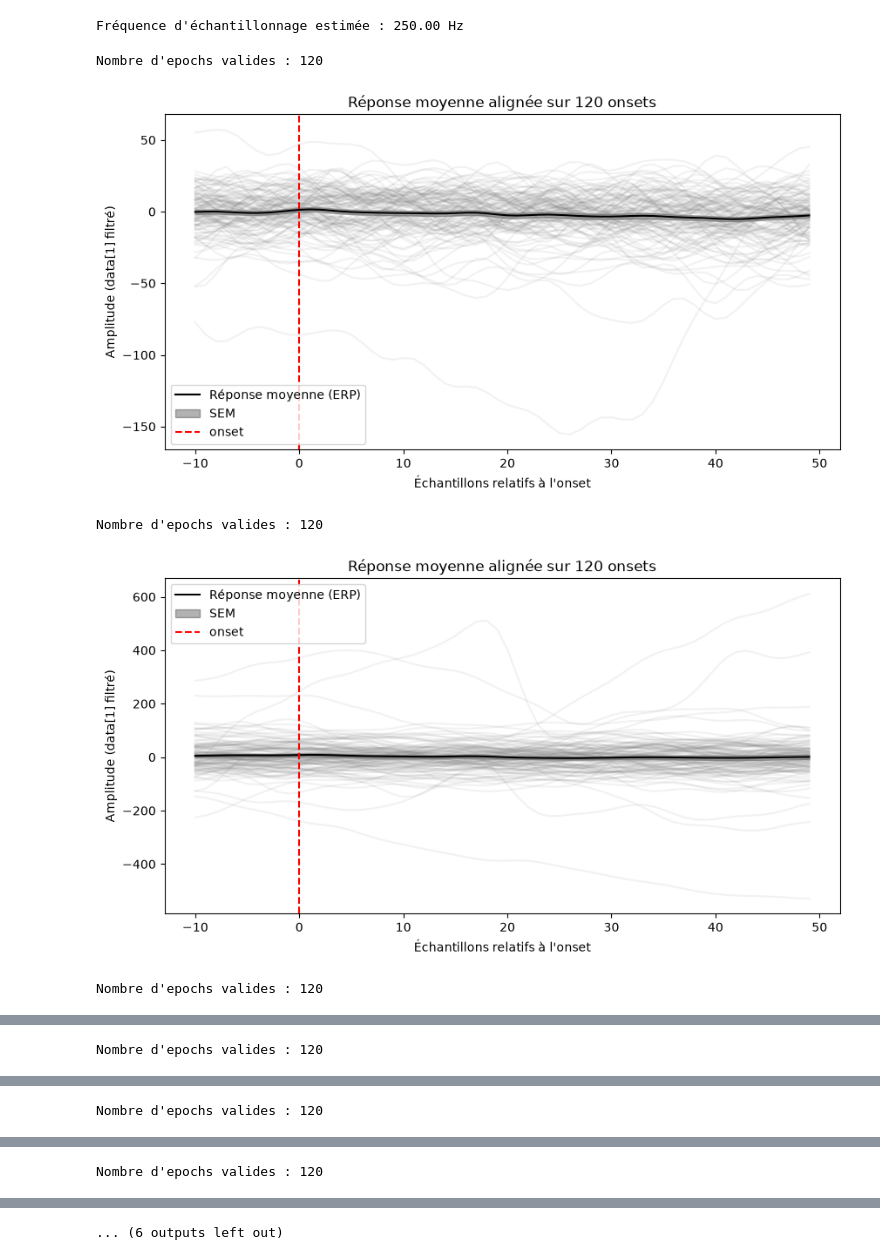
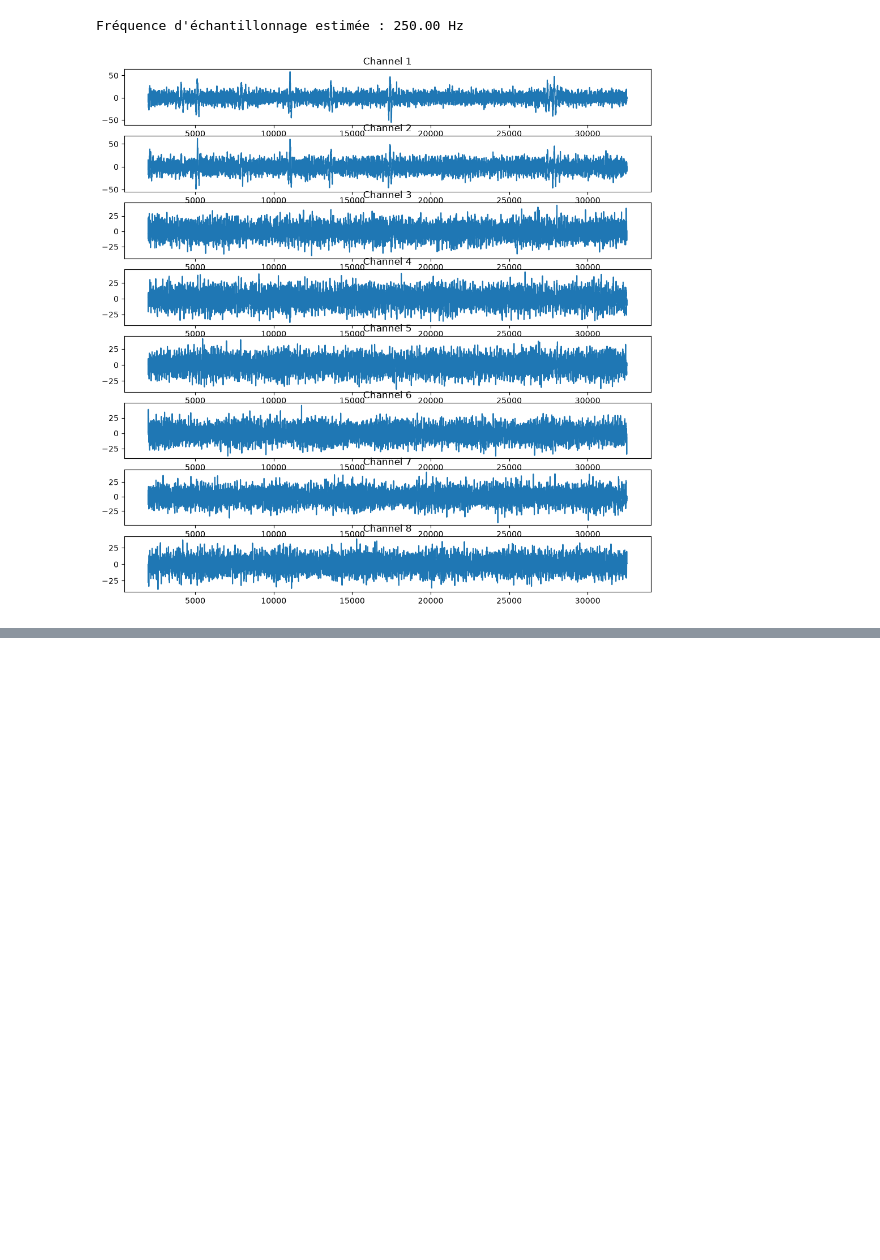
Before and after one commit to nicolascatz/M1_EEG_Project, a Jupyter notebook: scripts/Test_ER_adit_stim.ipynb, the cells around one changed output, grey strips where cells are left out. Drawn from its saved outputs; the diff is of its cells as text; code cells hidden in the pictures; blank space fills up the shorter version.

```diff
--- a/scripts/Test_ER_adit_stim.ipynb
+++ b/scripts/Test_ER_adit_stim.ipynb
@@ -8,4 +8,12 @@ import os
 
 
 path='D:/DATA/Projets/M1_EEG_Project/data'
-data = pd.read_csv(os.path.join(path, 'BrainFlow-RAW_2026-09-07_16-22-05_1.csv'),delimiter='\\t', header=None)
+# path='C:/Users/Nicolas Catz/Documents/OpenBCI_GUI/Recordings/OpenBCISession_2026-09-08_10-47-23'
+
+filename='BrainFlow-RAW_2026-09-08_10-47-23_11.csv'
+filename='openbci_simulated_N100P200_sans_entete.csv'
+delim='\\t'
+delim=','
+
+data = pd.read_csv(os.path.join(path, filename),delimiter=delim, header=None)
+data
@@ -92,49 +78,13 @@ def notch_filter(sig, freq=50.0, fs=fs, q=30):
 # %% [output]
 Fréquence d'échantillonnage estimée : 250.00 Hz
 # %%
-for channel in range(1,10):
+fig, axs = plt.subplots(8, 1, figsize=(12, 12))
 
+for channel in range(1,9):
 
-    raw_signal = data[channel].to_numpy()
+    raw_signal = data[channel][2000:-2].to_numpy()
     eeg_filtered = notch_filter(bandpass_filter(raw_signal))
-
-    # plt.figure(figsize=(12, 4))
-    # plt.plot(raw_signal[4000:10000], alpha=0.5, label='brut')
-    # plt.plot(eeg_filtered[4000:10000], label='filtré (passe-bande 1-40 Hz + notch 50 Hz)')
-    # plt.legend()
-    # plt.show()
-
-    signal = eeg_filtered
-    onsets_arr = np.asarray(onsets)
-
-    pre = 10   # échantillons avant l'onset
-    post = 50  # échantillons après l'onset
-
-    valid = (onsets_arr - pre >= 0) & (onsets_arr + post < len(signal))
-    onsets_valid = onsets_arr[valid]
-
-    epochs = np.stack([signal[o - pre:o + post] for o in onsets_valid])
-    time = np.arange(-pre, post)
-
-    erp = epochs.mean(axis=0)
-    sem = epochs.std(axis=0) / np.sqrt(epochs.shape[0])
-
-    print(f"Nombre d'epochs valides : {epochs.shape[0]}")
-
-    plt.figure(figsize=(10, 5))
-    for e in epochs:
-        plt.plot(time, e, color='gray', alpha=0.1)
-    plt.plot(time, erp, color='black', label='Réponse moyenne (ERP)')
-    plt.fill_between(time, erp - sem, erp + sem, color='black', alpha=0.3, label='SEM')
-    plt.axvline(0, color='red', linestyle='--', label='onset')
-    plt.xlabel("Échantillons relatifs à l'onset")
-    plt.ylabel('Amplitude (data[1] filtré)')
-    plt.title(f'Réponse moyenne alignée sur {epochs.shape[0]} onsets')
-    plt.legend()
-    plt.show()
+    axs[channel-1].plot(data.index[2000:-2], eeg_filtered, label=f'Channel {channel}')
+    axs[channel-1].set_title(f'Channel {channel}')
 # %% [output]
-Nombre d'epochs valides : 120
-[figure, old version]
+[figure, new version]
-Nombre d'epochs valides : 120
-[figure, removed]
-Nombre d'epochs valides : 120
@@ -142 +90,0 @@ Nombre d'epochs valides : 120
-Nombre d'epochs valides : 120
@@ -144 +90,0 @@ Nombre d'epochs valides : 120
-Nombre d'epochs valides : 120
@@ -146 +90,0 @@ Nombre d'epochs valides : 120
-Nombre d'epochs valides : 120
@@ -148 +90,0 @@ Nombre d'epochs valides : 120
-... (6 outputs left out)
```
Also changed, not shown: parts of 7 cells of this notebook, 21 other files.
